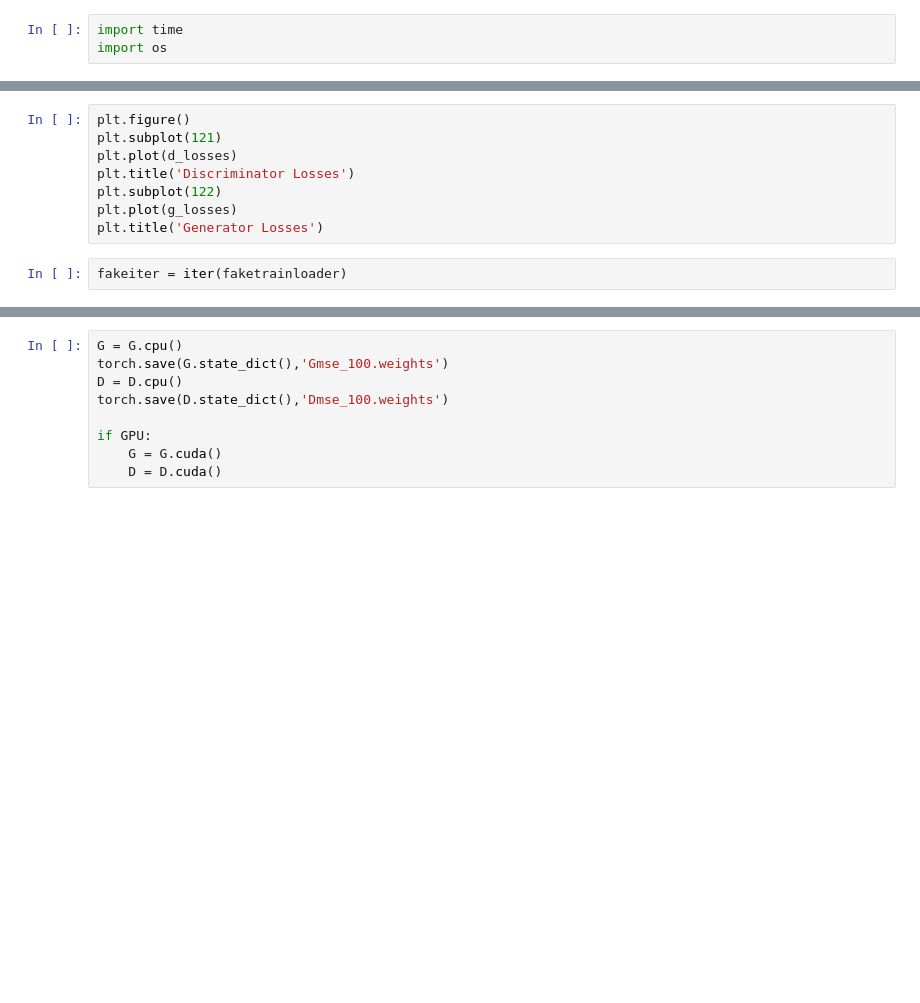
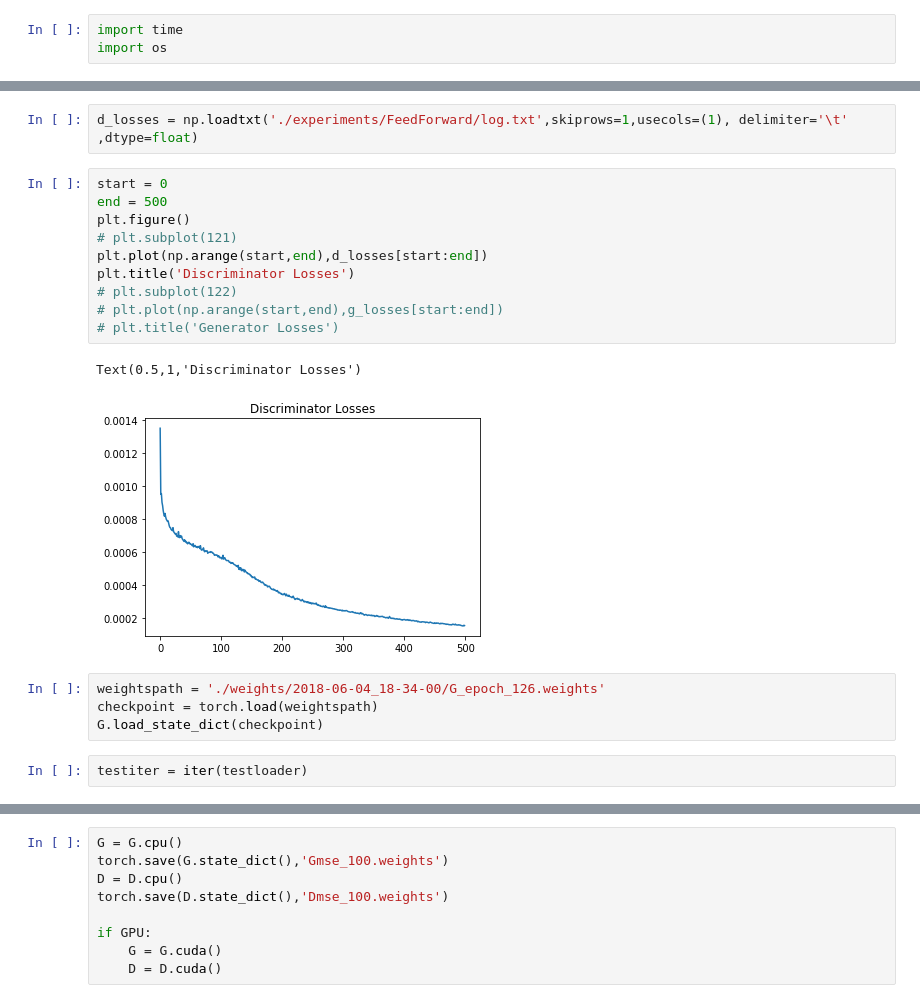
Before and after one commit to thejihuijin/PytorchModels, a Jupyter notebook: Discriminator/GANS.ipynb, the cells around one changed output, grey strips where cells are left out. Drawn from its saved outputs; the diff is of its cells as text; blank space fills up the shorter version.

```diff
--- a/Discriminator/GANS.ipynb
+++ b/Discriminator/GANS.ipynb
@@ -349,11 +401,22 @@ KeyboardInterrupt:
+# %%
+d_losses = np.loadtxt('./experiments/FeedForward/log.txt',skiprows=1,usecols=(1), delimiter='\t' ,dtype=float)
 # %%
+start = 0
+end = 500
 plt.figure()
-plt.subplot(121)
-plt.plot(d_losses)
+# plt.subplot(121)
+plt.plot(np.arange(start,end),d_losses[start:end])
 plt.title('Discriminator Losses')
-plt.subplot(122)
-plt.plot(g_losses)
-plt.title('Generator Losses')
+# plt.subplot(122)
+# plt.plot(np.arange(start,end),g_losses[start:end])
+# plt.title('Generator Losses')
+# %% [output]
+Text(0.5,1,'Discriminator Losses')
+[figure, added]
-# %%
-fakeiter = iter(faketrainloader)
+# %%
+weightspath = './weights/2018-06-04_18-34-00/G_epoch_126.weights'
+checkpoint = torch.load(weightspath)
+G.load_state_dict(checkpoint)
+# %%
+testiter = iter(testloader)
 # %%
```
Also changed, not shown: parts of 25 cells of this notebook, 1 other file.
